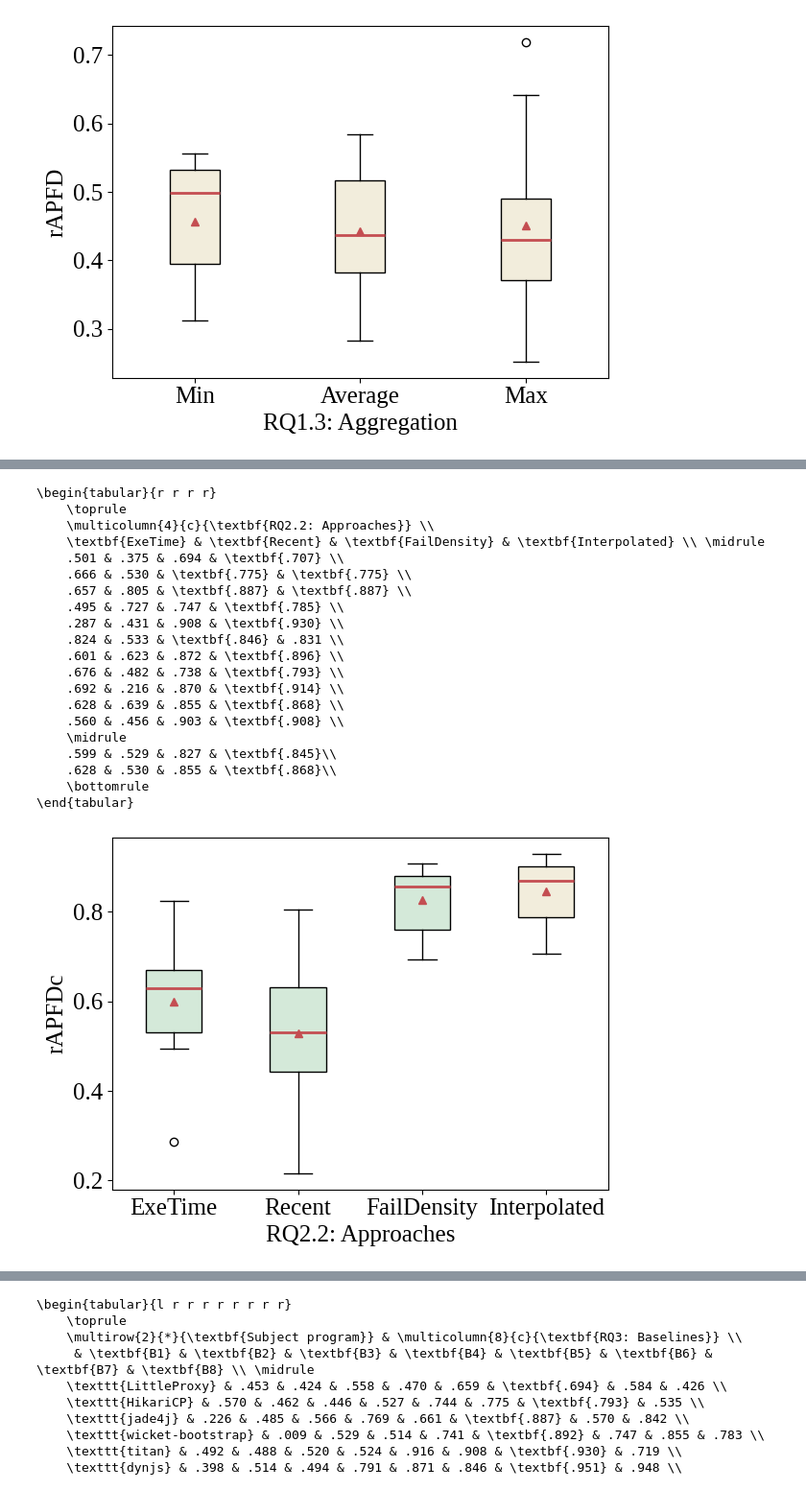
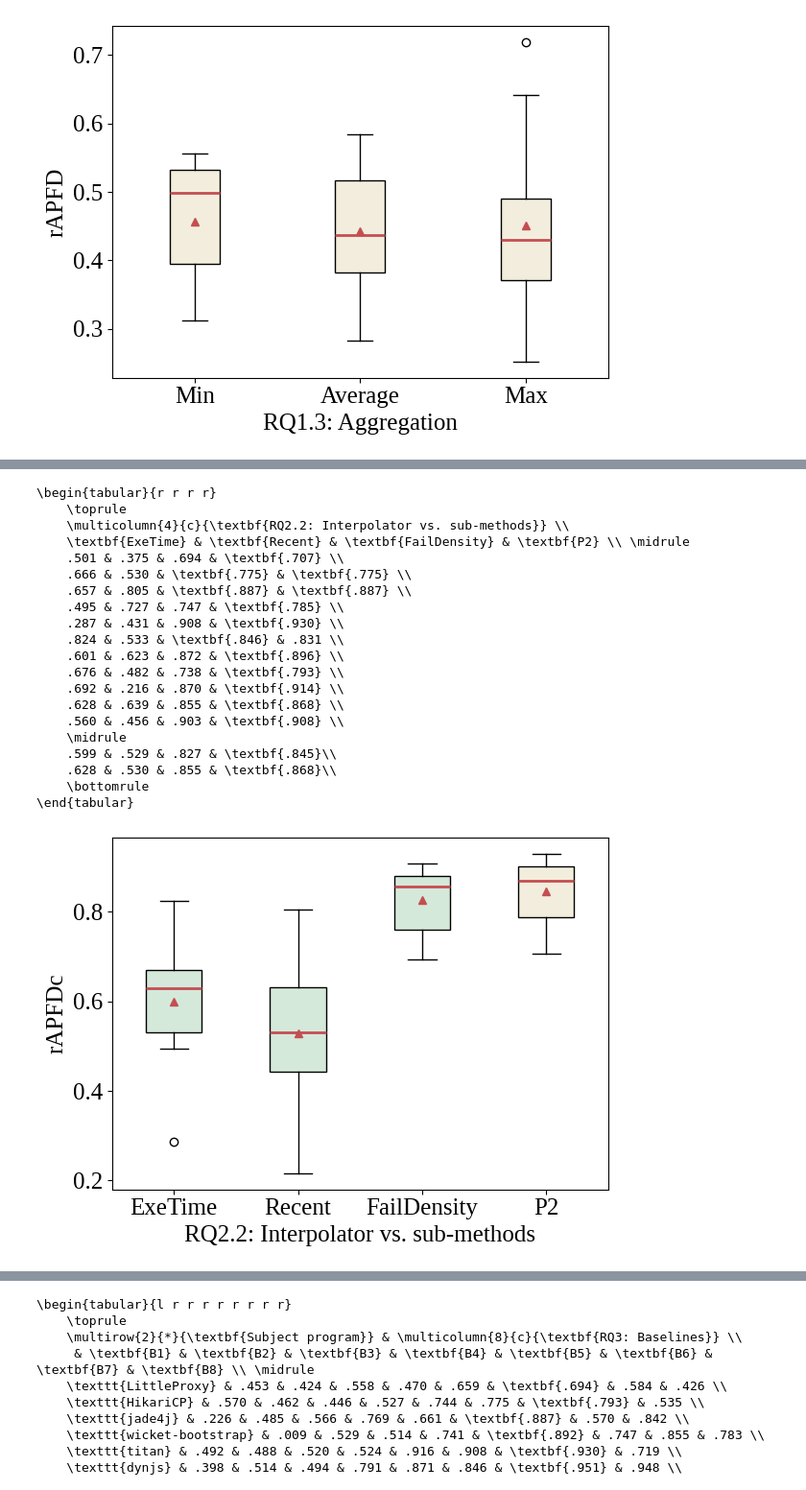
Before and after one commit to LechMadeyski/MSc25TomaszChojnacki, a Jupyter notebook: figures/figures.ipynb, the cells around one changed output, grey strips where cells are left out. Shown at 96% size. Cells and saved outputs as stored; diff of their text form; code cells hidden in the pictures.

```diff
--- a/figures/figures.ipynb
+++ b/figures/figures.ipynb
@@ -269,35 +269,35 @@ rq(
 # %%
 rq(
     inp="rq22",
     ais=range(4),
-    xlabel="RQ2.2: Approaches",
+    xlabel="RQ2.2: Interpolator vs. sub-methods",
     ylabel="rAPFDc",
-    tlabel=["ExeTime", "Recent", "FailDensity", "Interpolated"],
+    tlabel=["ExeTime", "Recent", "FailDensity", "P2"],
     baseline=3,
     subsequent=True,
 )
 # %% [output]
 \begin{tabular}{r r r r}
     \toprule
-    \multicolumn{4}{c}{\textbf{RQ2.2: Approaches}} \\
-    \textbf{ExeTime} & \textbf{Recent} & \textbf{FailDensity} & \textbf{Interpolated} \\ \midrule
+    \multicolumn{4}{c}{\textbf{RQ2.2: Interpolator vs. sub-methods}} \\
+    \textbf{ExeTime} & \textbf{Recent} & \textbf{FailDensity} & \textbf{P2} \\ \midrule
     .501 & .375 & .694 & \textbf{.707} \\
     .666 & .530 & \textbf{.775} & \textbf{.775} \\
     .657 & .805 & \textbf{.887} & \textbf{.887} \\
     .495 & .727 & .747 & \textbf{.785} \\
     .287 & .431 & .908 & \textbf{.930} \\
     .824 & .533 & \textbf{.846} & .831 \\
     .601 & .623 & .872 & \textbf{.896} \\
     .676 & .482 & .738 & \textbf{.793} \\
     .692 & .216 & .870 & \textbf{.914} \\
     .628 & .639 & .855 & \textbf{.868} \\
     .560 & .456 & .903 & \textbf{.908} \\
     \midrule
     .599 & .529 & .827 & \textbf{.845}\\
     .628 & .530 & .855 & \textbf{.868}\\
     \bottomrule
 \end{tabular}
-[figure, old version]
+[figure, new version]
 # %%
 rq(
     inp="rq23",
```
Also changed, not shown: parts of 7 cells of this notebook, 8 other files.
